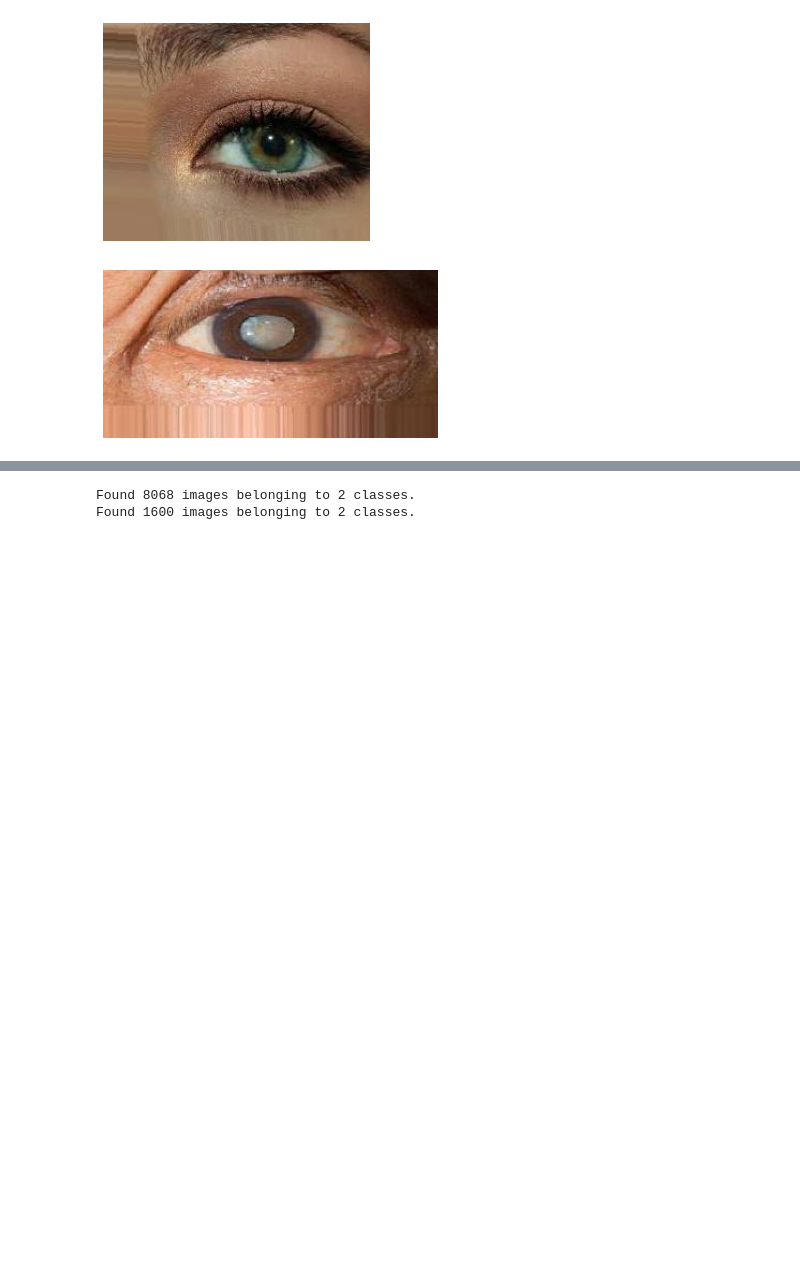
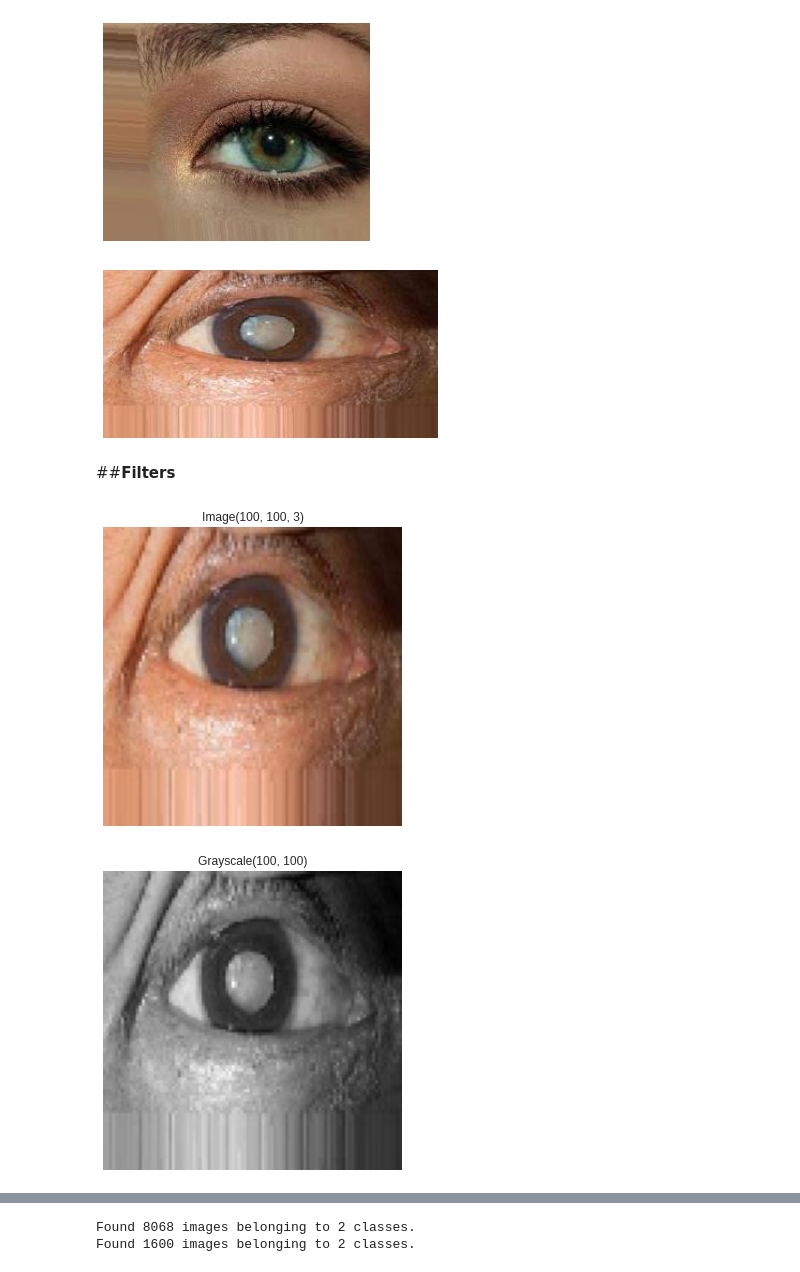
Before and after one commit to learner0408/Cataract-Detection, a Jupyter notebook: CD_Modelling.ipynb, the cells around one changed output, grey strips where cells are left out. Cells and saved outputs as stored; diff of their text form; code cells hidden in the pictures; blank space fills up the shorter version.

```diff
--- a/CD_Modelling.ipynb
+++ b/CD_Modelling.ipynb
@@ -190,3 +196,13 @@ plt.axis('off')
 plt.show()
 # %% [output]
 [figure]
+# %% [markdown]
+##**Filters**
+# %%
+# Function to show image
+def drawImg(img,title="Image"):
+	plt.imshow(img,cmap="gray")
+	plt.axis("off")
+	plt.style.use("seaborn")
+	plt.title(title+str(img.shape))
+	plt.show()
@@ -192,0 +231,12 @@ plt.show()
+# %%
+
+img_=cv2.imread("/content/gdrive/MyDrive/Img/Cataract/C3.jpg")
+img_=cv2.cvtColor(img_,cv2.COLOR_BGR2RGB)
+img_=cv2.resize(img_,(100,100))
+img_gray =cv2.cvtColor(img_,cv2.COLOR_BGR2GRAY)
+plt.imshow(img_)
+drawImg(img_)
+drawImg(img_gray,"Grayscale")
+# %% [output]
+[figure, added]
+[figure, added]
```
Also changed, not shown: parts of 33 cells of this notebook.
